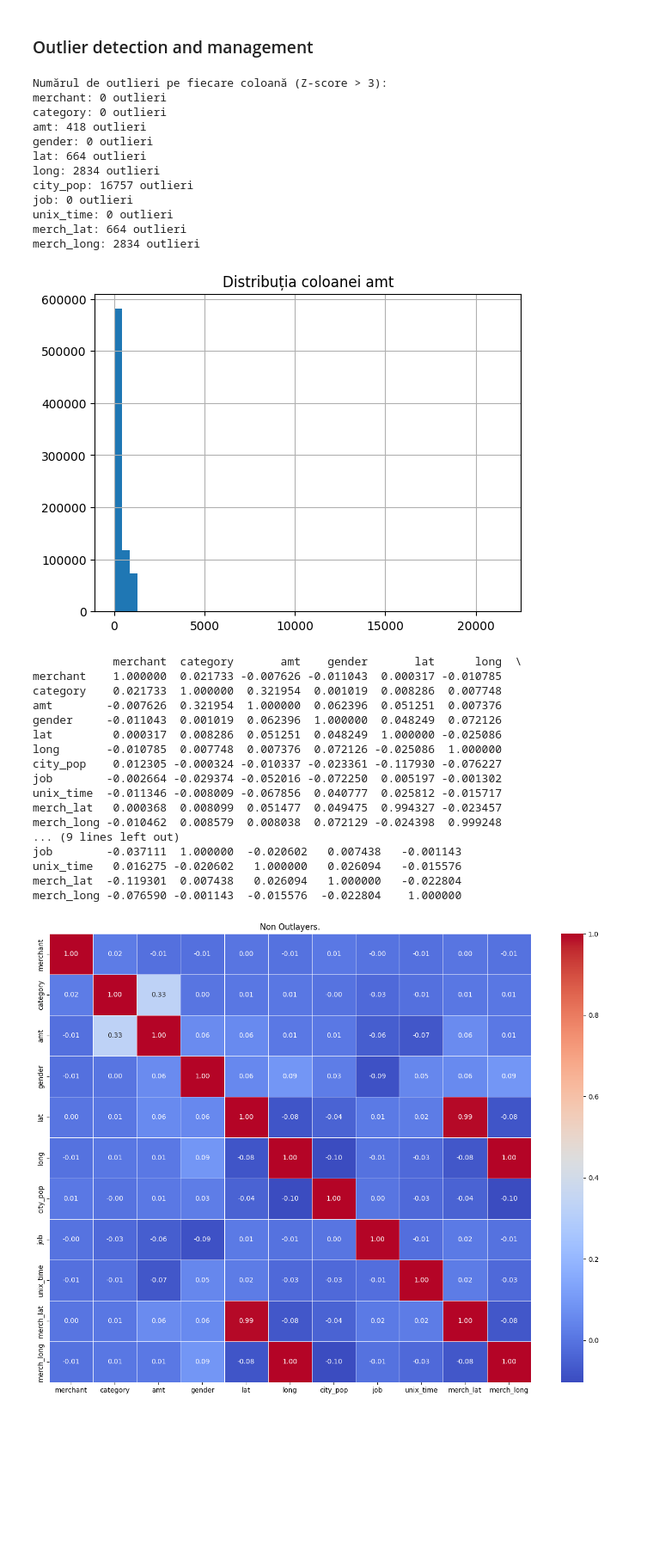
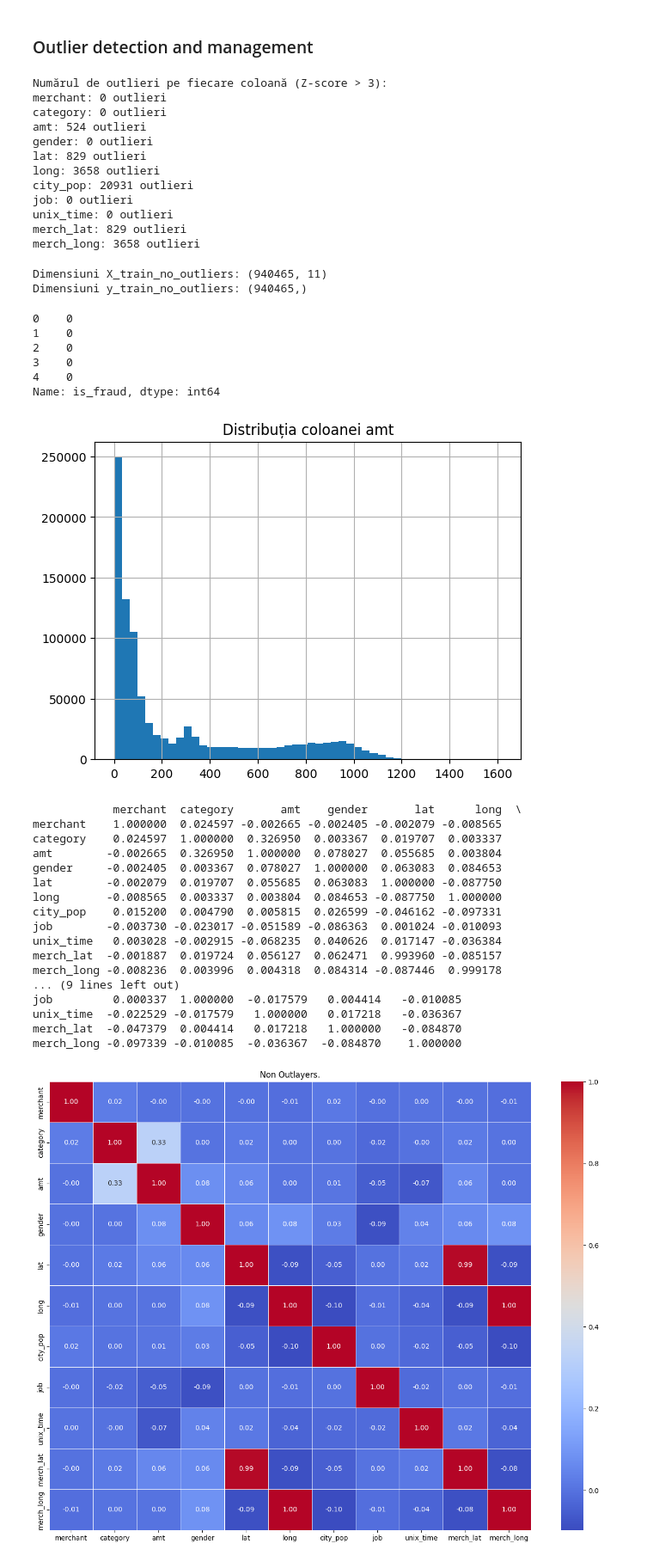
Before and after one commit to GabrielVrabie007/Project_Sigmoid_AI, a Jupyter notebook: analysis/data_balancing.ipynb, the cells around one changed output. Shown at 86% size. Drawn from its saved outputs; the diff is of its cells as text; code cells hidden in the pictures; blank space fills up the shorter version.

```diff
--- a/analysis/data_balancing.ipynb
+++ b/analysis/data_balancing.ipynb
@@ -132,4 +130,4 @@ X_train_smote, y_train_smote = smote.fit_resample(X_train, y_train)
 # %%
 enn = EditedNearestNeighbours()
-X_train_smoteenn, y_train_smoteenn = enn.fit_resample(X_train_smote, y_train_smote)
+X_smoteenn, y_smoteenn = enn.fit_resample(X_smote, y_smote)
 # %%
@@ -212,3 +211,3 @@ Unnamed: 0              -0.117455
 Name: is_fraud, dtype: float64
 # %%
-X_train_smoteenn.drop(columns=['Unnamed: 0','cc_num','first', 'last', 'street', 'city', 'state', 'zip', 'dob', 'trans_num','trans_date_trans_time'],inplace=True)
+X_smoteenn.drop(columns=['Unnamed: 0','cc_num','first', 'last', 'street', 'city', 'state', 'zip', 'dob', 'trans_num','trans_date_trans_time'],inplace=True)
@@ -255,33 +254,51 @@ memory usage: 53.0 MB
 from scipy import stats
 import numpy as np
 # %%
-z_scores = stats.zscore(X_train_smoteenn)
+z_scores = stats.zscore(X_smoteenn)
 threshold = 4
 outliers = np.abs(z_scores) > threshold
-
 outliers_count = np.sum(outliers, axis=0)
 
 print("Numărul de outlieri pe fiecare coloană (Z-score > 3):")
-for col, count in zip(X_train_smoteenn.columns, outliers_count):
+for col, count in zip(X_smoteenn.columns, outliers_count):
     print(f"{col}: {count} outlieri")
 # %% [output]
 Numărul de outlieri pe fiecare coloană (Z-score > 3):
 merchant: 0 outlieri
 category: 0 outlieri
-amt: 418 outlieri
+amt: 524 outlieri
 gender: 0 outlieri
-lat: 664 outlieri
-long: 2834 outlieri
-city_pop: 16757 outlieri
+lat: 829 outlieri
+long: 3658 outlieri
+city_pop: 20931 outlieri
 job: 0 outlieri
 unix_time: 0 outlieri
-merch_lat: 664 outlieri
-merch_long: 2834 outlieri
+merch_lat: 829 outlieri
+merch_long: 3658 outlieri
+# %%
+non_outliers_mask = ~outliers.any(axis=1)
+X_smoteenn_no_outliers = X_smoteenn[non_outliers_mask]
+y_smoteenn_no_outliers = y_smoteenn[non_outliers_mask]
+# %%
+print(f"Dimensiuni X_train_no_outliers: {X_smoteenn_no_outliers.shape}")
+print(f"Dimensiuni y_train_no_outliers: {y_smoteenn_no_outliers.shape}")
+# %% [output]
+Dimensiuni X_train_no_outliers: (940465, 11)
+Dimensiuni y_train_no_outliers: (940465,)
+# %%
+y_smoteenn_no_outliers.head()
+# %% [output]
+0    0
+1    0
+2    0
+3    0
+4    0
+Name: is_fraud, dtype: int64
 # %%
 import matplotlib.pyplot as plt
 
-X_train_smoteenn['amt'].hist(bins=50)
+X_smoteenn_no_outliers['amt'].hist(bins=50)
 plt.title('Distribuția coloanei amt')
 plt.show()
 # %% [output]
-[figure, old version]
+[figure, new version]
@@ -291,22 +305,22 @@ X_train_smoteenn_no_outliers = X_train_smoteenn[~outliers.any(axis=1)]
 # %%
-corr_matrix = X_train_smoteenn.corr()
+corr_matrix = X_smoteenn_no_outliers.corr()
 print(corr_matrix)
 # %% [output]
             merchant  category       amt    gender       lat      long  \
-merchant    1.000000  0.021733 -0.007626 -0.011043  0.000317 -0.010785
-category    0.021733  1.000000  0.321954  0.001019  0.008286  0.007748
-amt        -0.007626  0.321954  1.000000  0.062396  0.051251  0.007376
-gender     -0.011043  0.001019  0.062396  1.000000  0.048249  0.072126
-lat         0.000317  0.008286  0.051251  0.048249  1.000000 -0.025086
-long       -0.010785  0.007748  0.007376  0.072126 -0.025086  1.000000
-city_pop    0.012305 -0.000324 -0.010337 -0.023361 -0.117930 -0.076227
-job        -0.002664 -0.029374 -0.052016 -0.072250  0.005197 -0.001302
-unix_time  -0.011346 -0.008009 -0.067856  0.040777  0.025812 -0.015717
-merch_lat   0.000368  0.008099  0.051477  0.049475  0.994327 -0.023457
-merch_long -0.010462  0.008579  0.008038  0.072129 -0.024398  0.999248
+merchant    1.000000  0.024597 -0.002665 -0.002405 -0.002079 -0.008565
+category    0.024597  1.000000  0.326950  0.003367  0.019707  0.003337
+amt        -0.002665  0.326950  1.000000  0.078027  0.055685  0.003804
+gender     -0.002405  0.003367  0.078027  1.000000  0.063083  0.084653
+lat        -0.002079  0.019707  0.055685  0.063083  1.000000 -0.087750
+long       -0.008565  0.003337  0.003804  0.084653 -0.087750  1.000000
+city_pop    0.015200  0.004790  0.005815  0.026599 -0.046162 -0.097331
+job        -0.003730 -0.023017 -0.051589 -0.086363  0.001024 -0.010093
+unix_time   0.003028 -0.002915 -0.068235  0.040626  0.017147 -0.036384
+merch_lat  -0.001887  0.019724  0.056127  0.062471  0.993960 -0.085157
+merch_long -0.008236  0.003996  0.004318  0.084314 -0.087446  0.999178
 ... (9 lines left out)
-job        -0.037111  1.000000  -0.020602   0.007438   -0.001143
-unix_time   0.016275 -0.020602   1.000000   0.026094   -0.015576
-merch_lat  -0.119301  0.007438   0.026094   1.000000   -0.022804
-merch_long -0.076590 -0.001143  -0.015576  -0.022804    1.000000
+job         0.000337  1.000000  -0.017579   0.004414   -0.010085
+unix_time  -0.022529 -0.017579   1.000000   0.017218   -0.036367
+merch_lat  -0.047379  0.004414   0.017218   1.000000   -0.084870
+merch_long -0.097339 -0.010085  -0.036367  -0.084870    1.000000
 # %%
```
Also changed, not shown: parts of 33 cells of this notebook, 1 other file.
